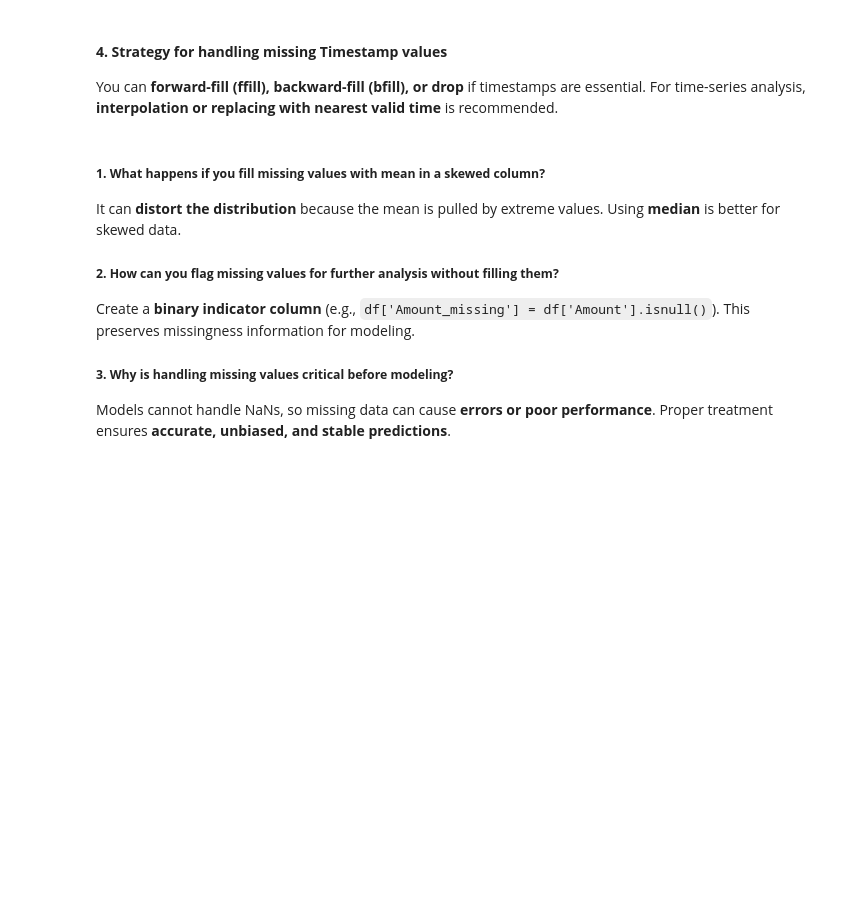
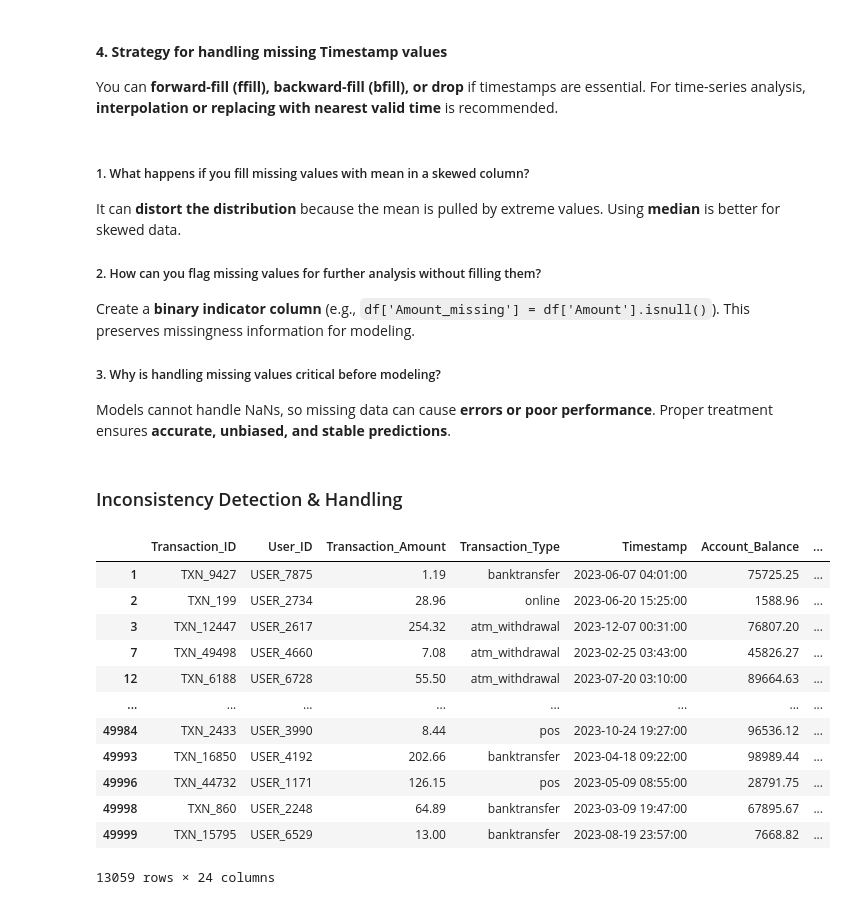
Before and after one commit to AbdulWahid026/SafeBank_EDA, a Jupyter notebook: FraudDetection_EDA.ipynb, the cells around one changed output. Cells and saved outputs as stored; diff of their text form; code cells hidden in the pictures; blank space fills up the shorter version.

Commit message:
Eda: Inconsistency Detecion

```diff
--- a/FraudDetection_EDA.ipynb
+++ b/FraudDetection_EDA.ipynb
@@ -350,17 +350,46 @@ for col in ['Device_Type', 'Location', 'Merchant_Category']:
 You can **forward-fill (ffill), backward-fill (bfill), or drop** if timestamps are essential.
 For time-series analysis, **interpolation or replacing with nearest valid time** is recommended.
 # %% [markdown]
-##### **1. What happens if you fill missing values with mean in a skewed column?**
+##### 1. What happens if you fill missing values with mean in a skewed column?
 
 It can **distort the distribution** because the mean is pulled by extreme values.
 Using **median** is better for skewed data.
 
-##### **2. How can you flag missing values for further analysis without filling them?**
+##### 2. How can you flag missing values for further analysis without filling them?
 
 Create a **binary indicator column** (e.g., `df['Amount_missing'] = df['Amount'].isnull()`).
 This preserves missingness information for modeling.
 
-##### **3. Why is handling missing values critical before modeling?**
+##### 3. Why is handling missing values critical before modeling?
 
 Models cannot handle NaNs, so missing data can cause **errors or poor performance**.
 Proper treatment ensures **accurate, unbiased, and stable predictions**.
+# %% [markdown]
+### Inconsistency Detection & Handling
+# %%
+df[df['Transaction_ID'].duplicated()]
+df.drop_duplicates(subset='Transaction_ID', inplace=True)
+df.drop_duplicates(inplace=True)
+# %%
+df['Transaction_Type'].value_counts()
+df['Device_Type'].value_counts()
+df['Location'].value_counts()
+
+df['Device_Type'] = df['Device_Type'].str.lower().str.strip()
+# %%
+df[df['Transaction_Amount'] > df['Account_Balance']]
+df[(df['Previous_Fraudulent_Activity'] == 0) & (df['Fraud_Label'] == 1)]
+# %% [output]
+|  | Transaction_ID | User_ID | Transaction_Amount | Transaction_Type | Timestamp | Account_Balance | ... |
+| 1 | TXN_9427 | USER_7875 | 1.19 | banktransfer | 2023-06-07 04:01:00 | 75725.25 | ... |
+| 2 | TXN_199 | USER_2734 | 28.96 | online | 2023-06-20 15:25:00 | 1588.96 | ... |
+| 3 | TXN_12447 | USER_2617 | 254.32 | atm_withdrawal | 2023-12-07 00:31:00 | 76807.20 | ... |
+| 7 | TXN_49498 | USER_4660 | 7.08 | atm_withdrawal | 2023-02-25 03:43:00 | 45826.27 | ... |
+| 12 | TXN_6188 | USER_6728 | 55.50 | atm_withdrawal | 2023-07-20 03:10:00 | 89664.63 | ... |
+| ... | ... | ... | ... | ... | ... | ... | ... |
+| 49984 | TXN_2433 | USER_3990 | 8.44 | pos | 2023-10-24 19:27:00 | 96536.12 | ... |
+| 49993 | TXN_16850 | USER_4192 | 202.66 | banktransfer | 2023-04-18 09:22:00 | 98989.44 | ... |
+| 49996 | TXN_44732 | USER_1171 | 126.15 | pos | 2023-05-09 08:55:00 | 28791.75 | ... |
+| 49998 | TXN_860 | USER_2248 | 64.89 | banktransfer | 2023-03-09 19:47:00 | 67895.67 | ... |
+| 49999 | TXN_15795 | USER_6529 | 13.00 | banktransfer | 2023-08-19 23:57:00 | 7668.82 | ... |
+13059 rows × 24 columns
```
Also changed, not shown: parts of 1 cell of this notebook.
